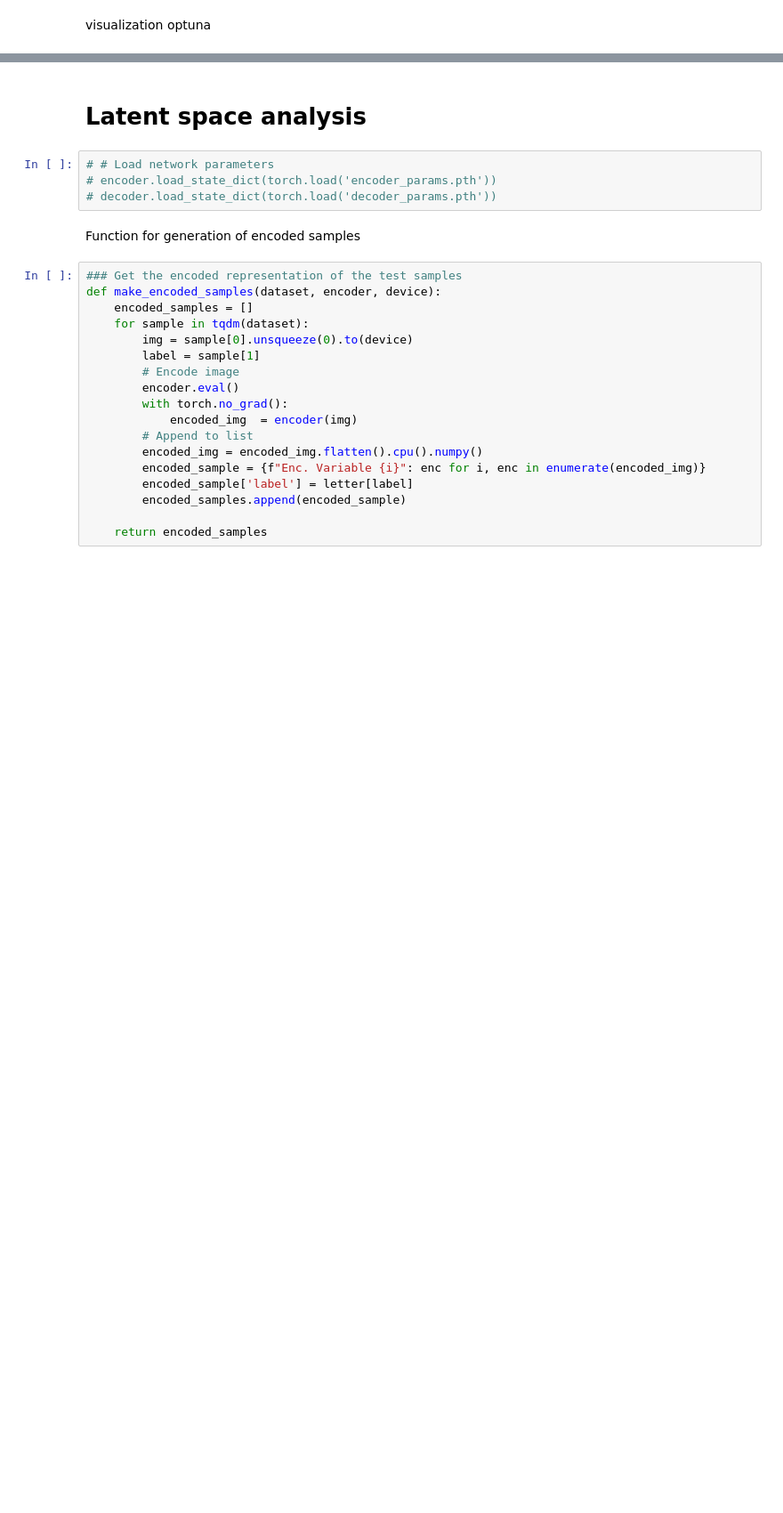
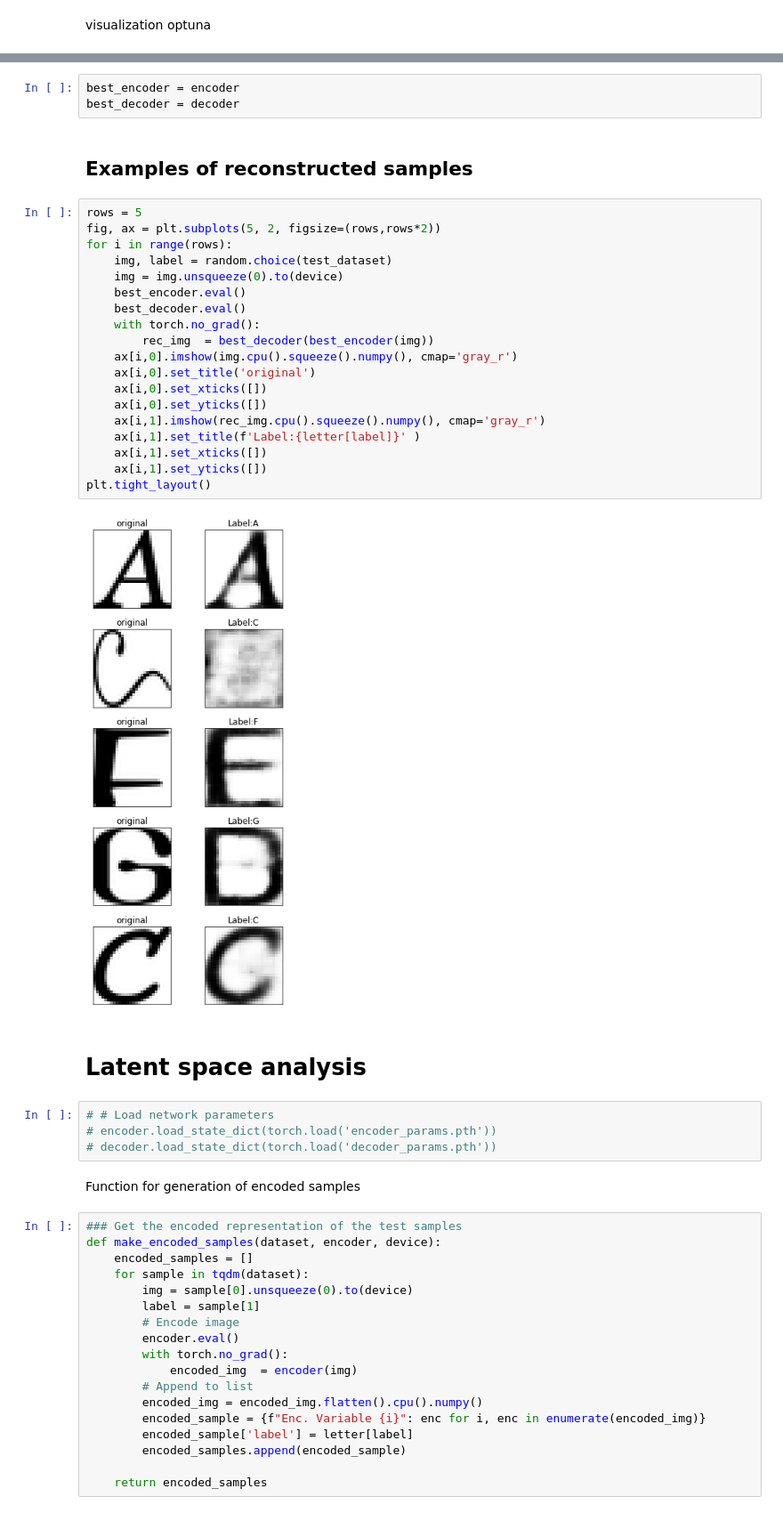
Before and after one commit to DanieleFoscarin/NNDL_hw2, a Jupyter notebook: nndl_2020__homework_2_optuna.ipynb, the cells around one changed output, grey strips where cells are left out. Shown at 89% size. Saved outputs shown, nothing was run; the diff lists cells and outputs as text; blank space fills up the shorter version.

Commit message:
Cleaning and examples on reconstruction

```diff
--- a/nndl_2020__homework_2_optuna.ipynb
+++ b/nndl_2020__homework_2_optuna.ipynb
@@ -766,3 +704,29 @@ optuna.visualization.plot_slice(study)
+# %%
+best_encoder = encoder
+best_decoder = decoder
+# %% [markdown]
+## Examples of reconstructed samples
+# %%
+rows = 5
+fig, ax = plt.subplots(5, 2, figsize=(rows,rows*2))
+for i in range(rows):
+    img, label = random.choice(test_dataset)
+    img = img.unsqueeze(0).to(device)
+    best_encoder.eval()
+    best_decoder.eval()
+    with torch.no_grad():
+        rec_img  = best_decoder(best_encoder(img))
+    ax[i,0].imshow(img.cpu().squeeze().numpy(), cmap='gray_r')
+    ax[i,0].set_title('original')
+    ax[i,0].set_xticks([])
+    ax[i,0].set_yticks([])
+    ax[i,1].imshow(rec_img.cpu().squeeze().numpy(), cmap='gray_r')
+    ax[i,1].set_title(f'Label:{letter[label]}' )
+    ax[i,1].set_xticks([])
+    ax[i,1].set_yticks([])
+plt.tight_layout()
+# %% [output]
+[figure, added]
 # %% [markdown]
 # Latent space analysis
 # %%
```
Also changed, not shown: parts of 36 cells of this notebook.
